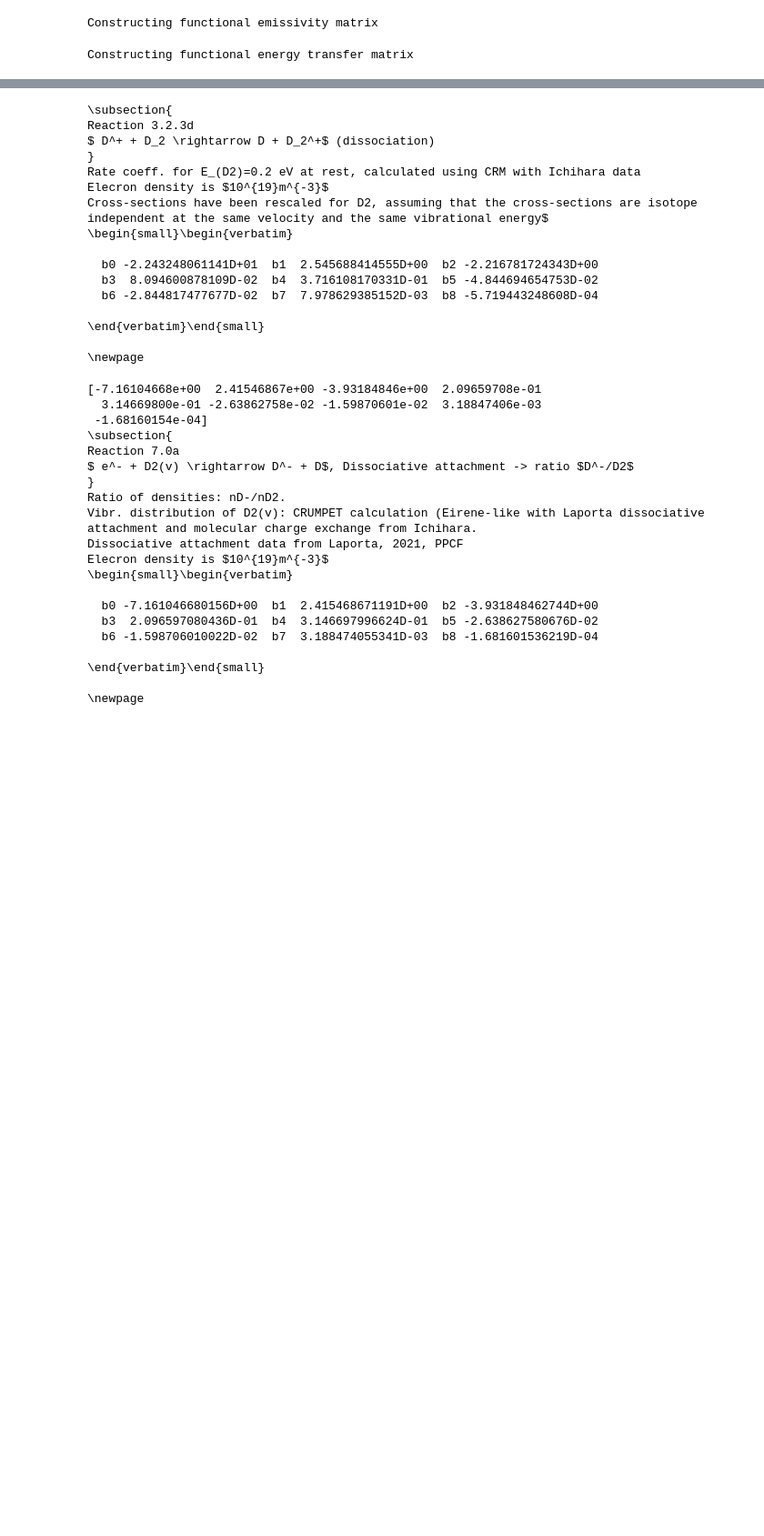
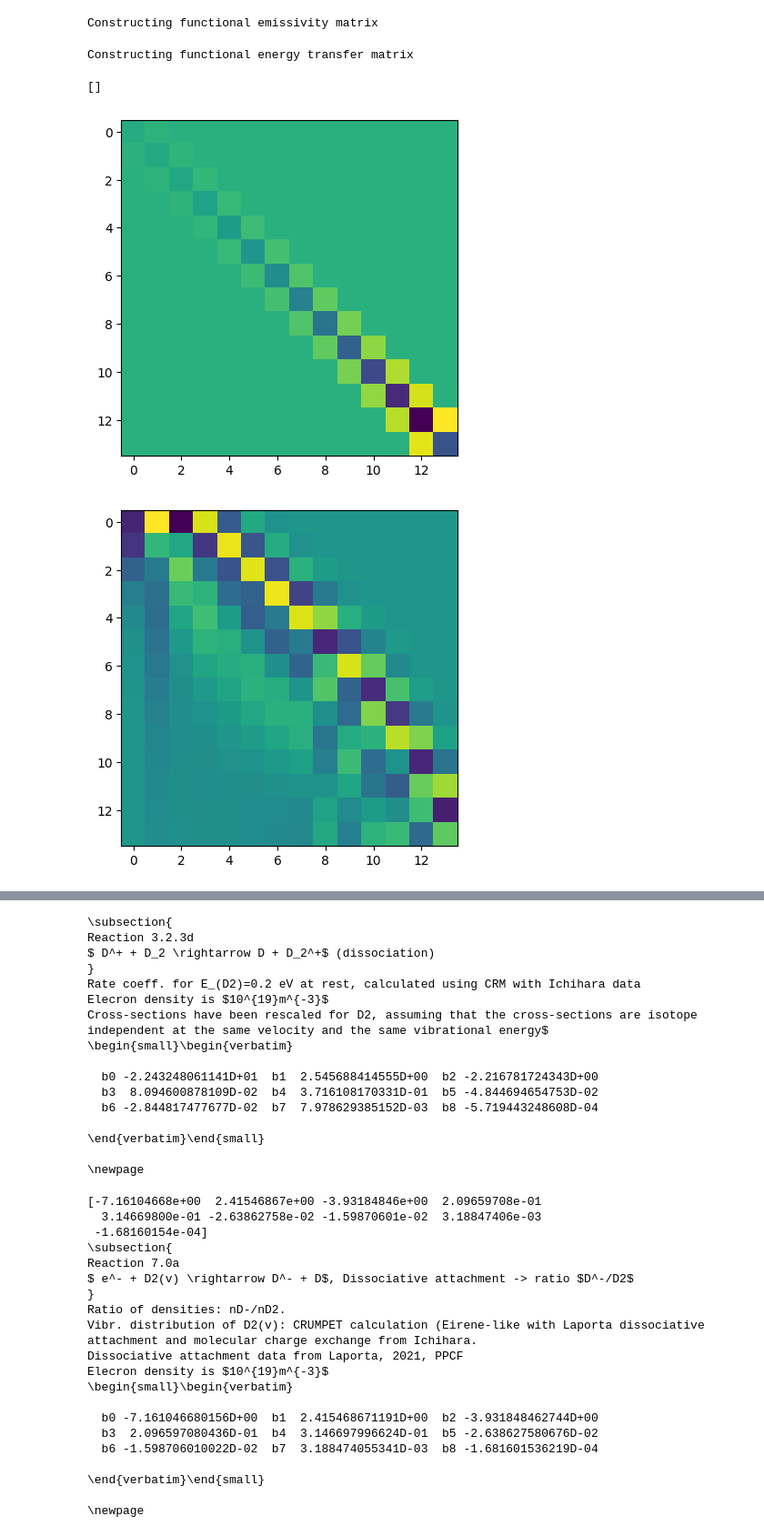
Before and after one commit to kevinverhaegh/Vibr_mod_effective_rates, a Jupyter notebook: GenerateEireneRates.ipynb, the cells around one changed output, grey strips where cells are left out. Shown at 91% size. Drawn from its saved outputs; the diff is of its cells as text; code cells hidden in the pictures; blank space fills up the shorter version.

```diff
--- a/GenerateEireneRates.ipynb
+++ b/GenerateEireneRates.ipynb
@@ -95,6 +95,21 @@ for i in range(0,len(Tev)):
 Constructing functional rate matrix
 Constructing functional emissivity matrix
 Constructing functional energy transfer matrix
+# %%
+#attempt Greenland magic
+import Greenland
+M,_=crm_Eirene.getM(1,ne*1e-6,1)
+crmA = Greenland.CRMAnalyser(M/1e6)
+import matplotlib.pyplot as plt
+plt.figure()
+plt.imshow(M)
+plt.figure()
+plt.imshow(crmA.eigenVecs)
+crmA.getPotentialCRMs(tol=np.inf)
+# %% [output]
+[]
+[figure, added]
+[figure, added]
 # %%
 #Extrapolate vibrational distribution - required for Hmin calculation
 from scipy.interpolate import interp1d
```
Also changed, not shown: parts of 4 cells of this notebook, 10 other files.
